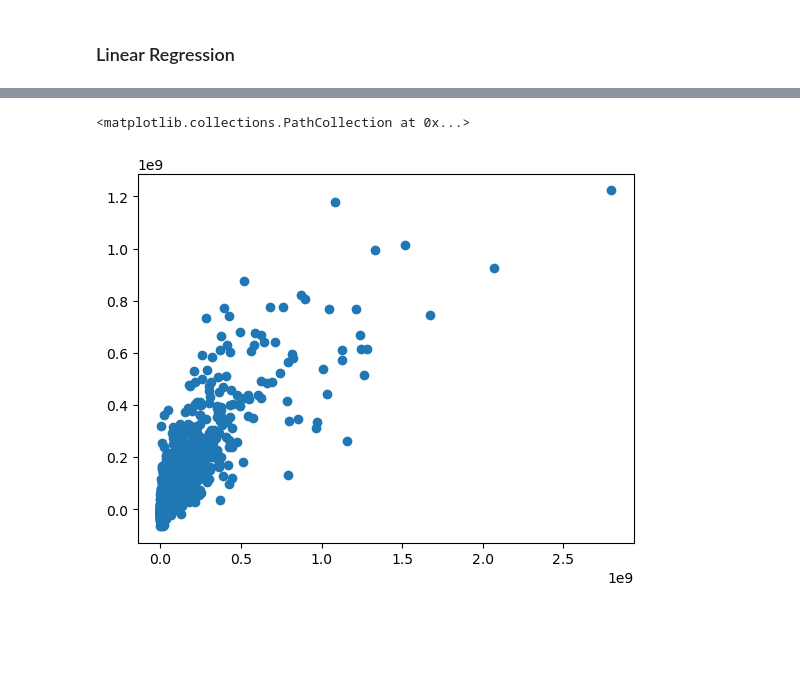
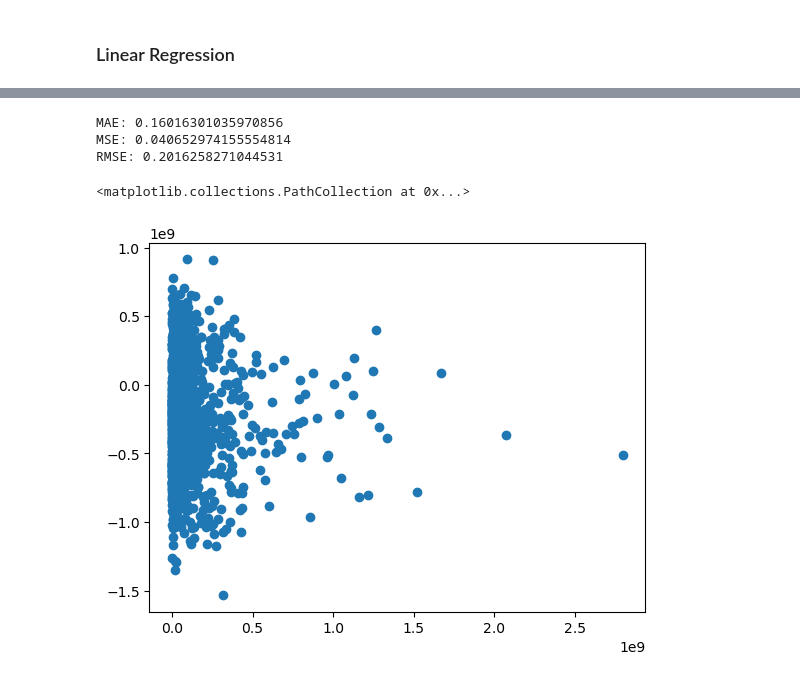
Before and after one commit to vascoliveira2511/DAA, a Jupyter notebook: trabalho/cinema.ipynb, the cells around one changed output, grey strips where cells are left out. Cells and saved outputs as stored; diff of their text form; code cells hidden in the pictures; blank space fills up the shorter version.

```diff
--- a/trabalho/cinema.ipynb
+++ b/trabalho/cinema.ipynb
@@ -287,0 +323,3 @@ LinearRegression()
+# %%
+model = build_model()
+model.summary()
@@ -297,0 +358,3 @@ predictions = lm.predict(X_test)
+# %%
+predictions =  model.predict(X_test)
+predictions = predictions.reshape(predictions.shape[0],1)
@@ -297,0 +363,3 @@ predictions = lm.predict(X_test)
+# %%
+y_test_unscaled = scaler_y.inverse_transform(Y_test)
+y_test_unscaled[:5]
@@ -297,0 +372,3 @@ predictions = lm.predict(X_test)
+# %%
+predictions_unscaled = scaler_y.inverse_transform(predictions)
+predictions_unscaled[:5]
@@ -346,5 +477,13 @@ print("desvio padrão: " + str(scores.std()))
+# %%
+print('MAE:', mean_absolute_error(Y_test, predictions))
+print('MSE:', mean_squared_error(Y_test, predictions))
+print('RMSE:', np.sqrt(mean_squared_error(Y_test, predictions)))
+# %% [output]
+MAE: 0.16016301035970856
+MSE: 0.040652974155554814
+RMSE: 0.2016258271044531
 # %%
-plt.scatter(Y_test, predictions)
+plt.scatter(y_test_unscaled, predictions_unscaled)
 # %% [output]
 <matplotlib.collections.PathCollection at 0x...>
-[figure, old version]
+[figure, new version]
```
Also changed, not shown: parts of 25 cells of this notebook.
